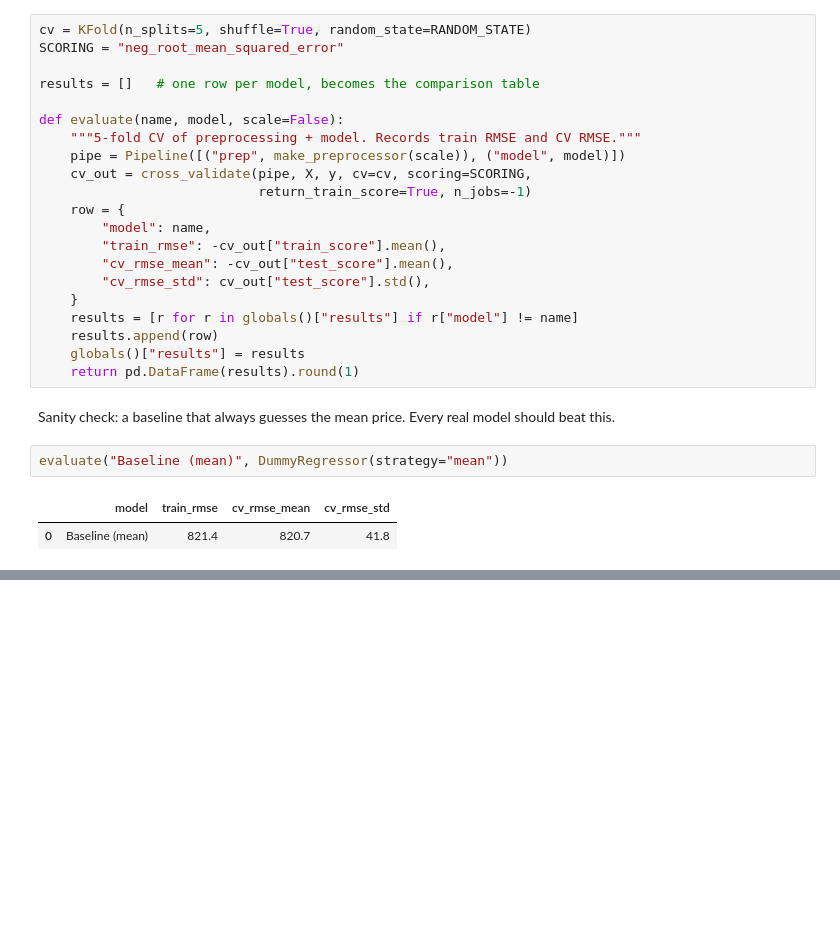
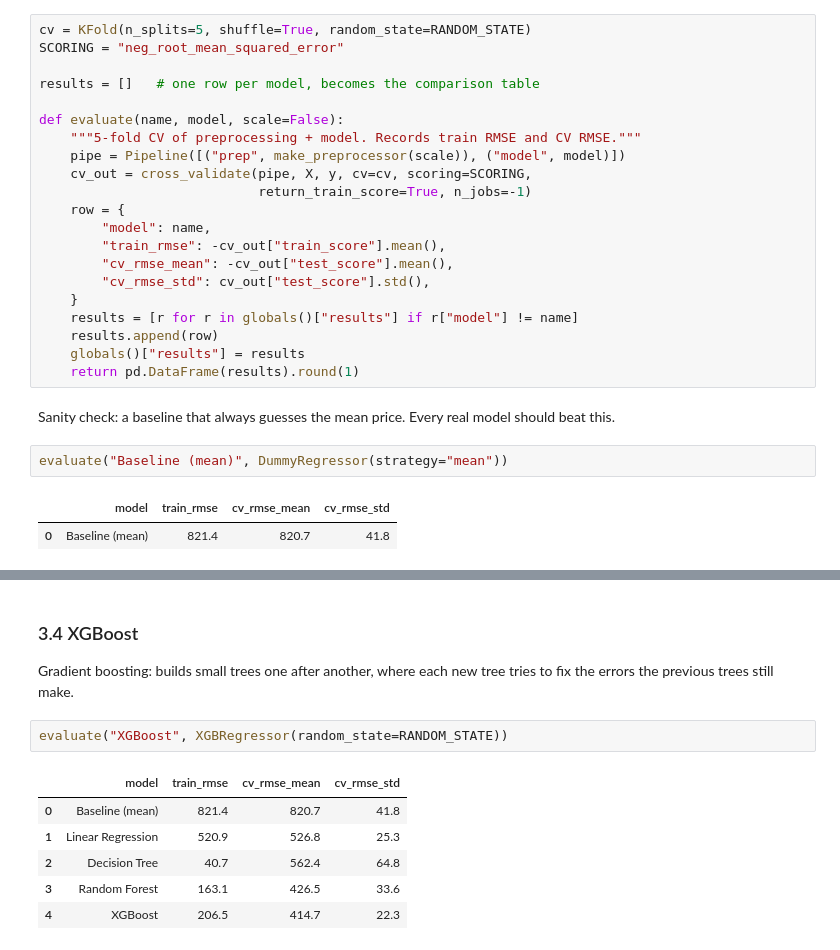
Before and after one commit to kevinherrera-dev/CAI_4105_2026_Fall_Team_5, a Jupyter notebook: challenge1.ipynb, the cells around one changed output, grey strips where cells are left out. Drawn from its saved outputs; the diff is of its cells as text; blank space fills up the shorter version.

```diff
--- a/challenge1.ipynb
+++ b/challenge1.ipynb
@@ -186,0 +224,12 @@ evaluate("Baseline (mean)", DummyRegressor(strategy="mean"))
+# %% [markdown]
+### 3.4 XGBoost
+Gradient boosting: builds small trees one after another, where each new tree tries to fix the errors the previous trees still make.
+# %%
+evaluate("XGBoost", XGBRegressor(random_state=RANDOM_STATE))
+# %% [output]
+|  | model | train_rmse | cv_rmse_mean | cv_rmse_std |
+| 0 | Baseline (mean) | 821.4 | 820.7 | 41.8 |
+| 1 | Linear Regression | 520.9 | 526.8 | 25.3 |
+| 2 | Decision Tree | 40.7 | 562.4 | 64.8 |
+| 3 | Random Forest | 163.1 | 426.5 | 33.6 |
+| 4 | XGBoost | 206.5 | 414.7 | 22.3 |
```
Also changed, not shown: parts of 15 cells of this notebook, 1 other file.
